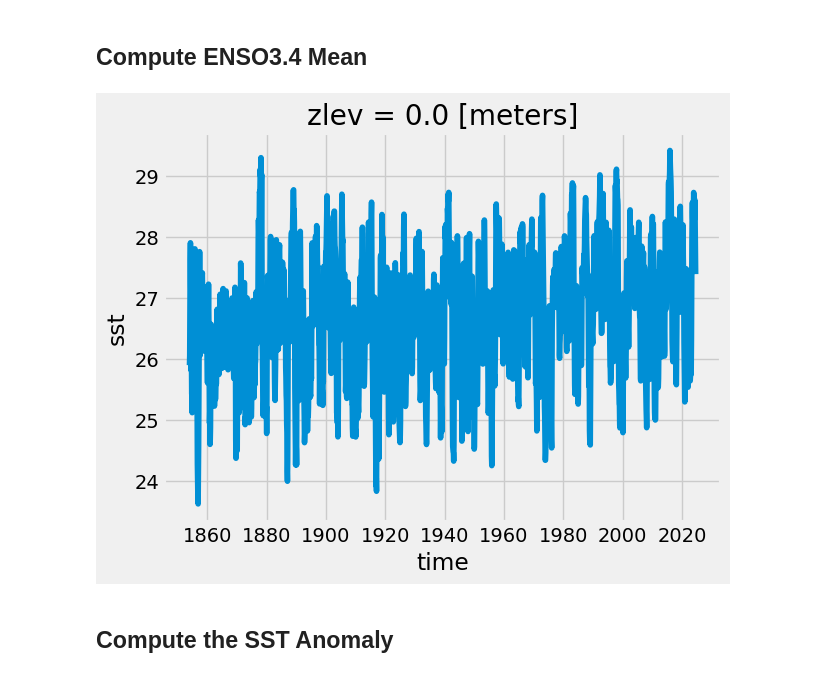
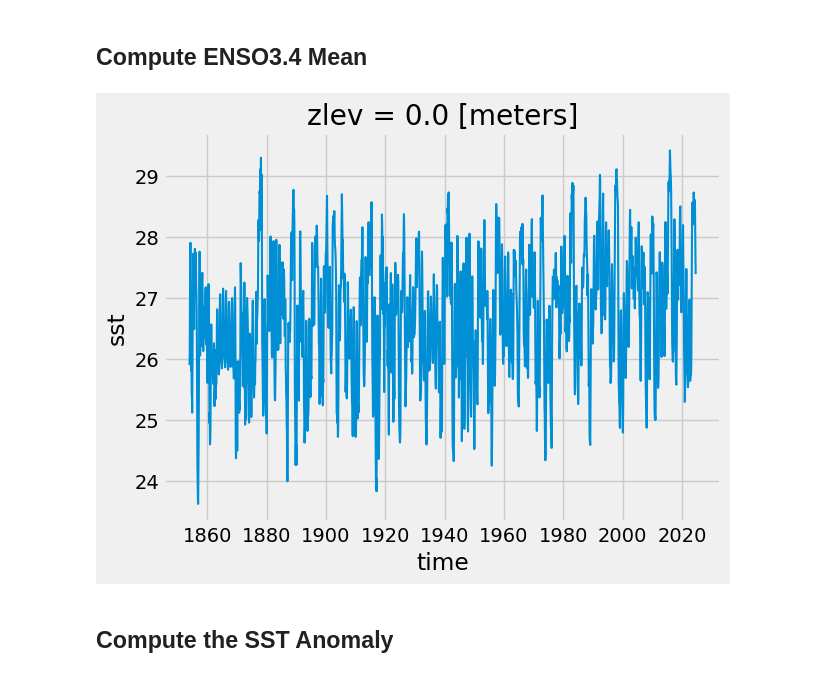
Before and after one commit to frontogenesis/metpy, a Jupyter notebook: data_science/enso_pca.ipynb, the cells around one changed output. Cells and saved outputs as stored; diff of their text form; code cells hidden in the pictures.

```diff
--- a/data_science/enso_pca.ipynb
+++ b/data_science/enso_pca.ipynb
@@ -30,11 +30,11 @@ ds.sst[0].plot()
 # %%
 # Compute average SST in a box from 5N to 5S and 170W to 120W
 nino34_mean = ds.sst.sel(Y=slice(-5, 5), X=slice(360-170, 360-120)).mean(dim=['Y','X'])
 
 # plot the data
-nino34_mean.plot();
+nino34_mean.plot(linewidth=1.5);
 # %% [output]
-[figure, old version]
+[figure, new version]
 # %% [markdown]
 ## Compute the SST Anomaly
 # %%
```
Also changed, not shown: parts of 1 cell of this notebook.
